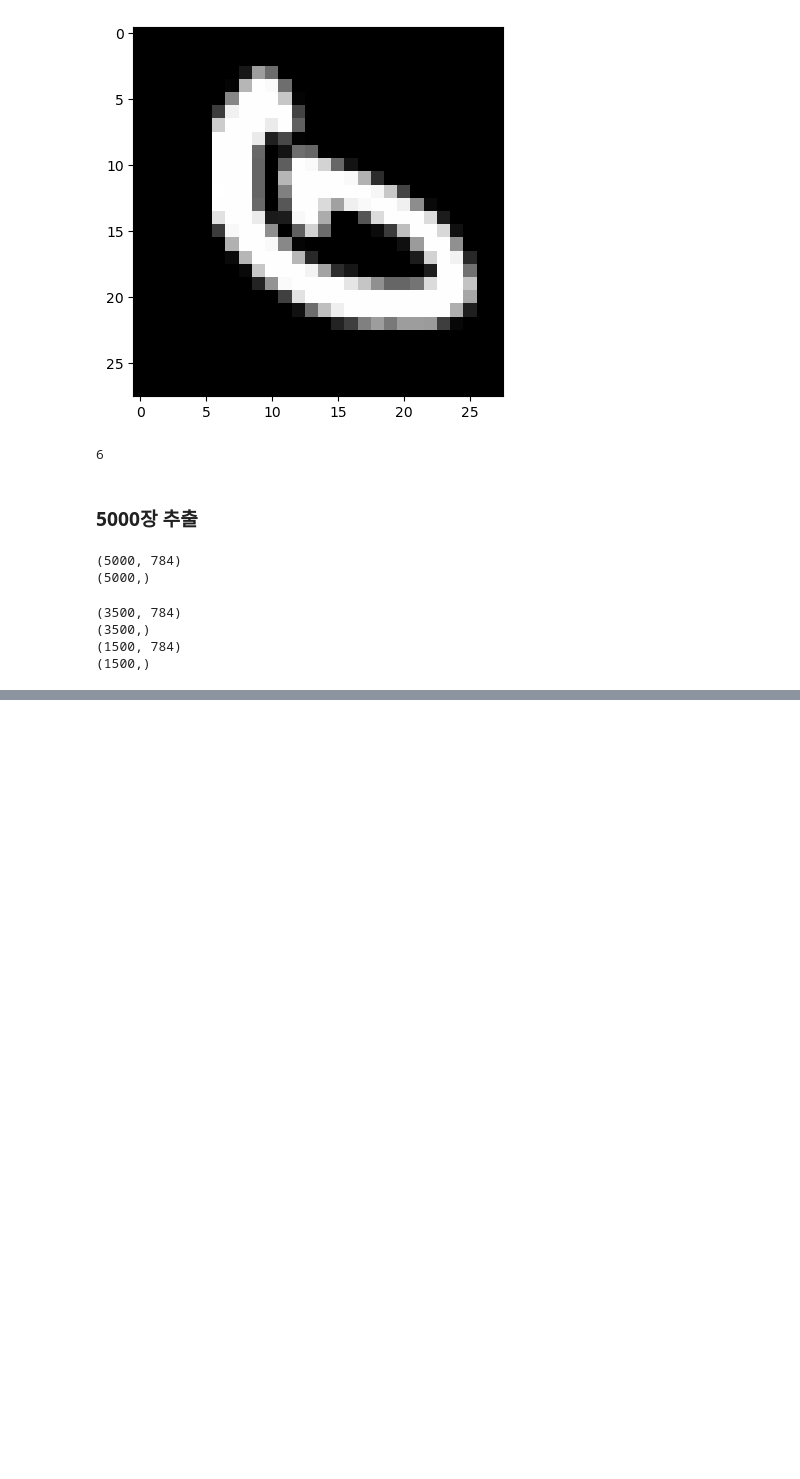
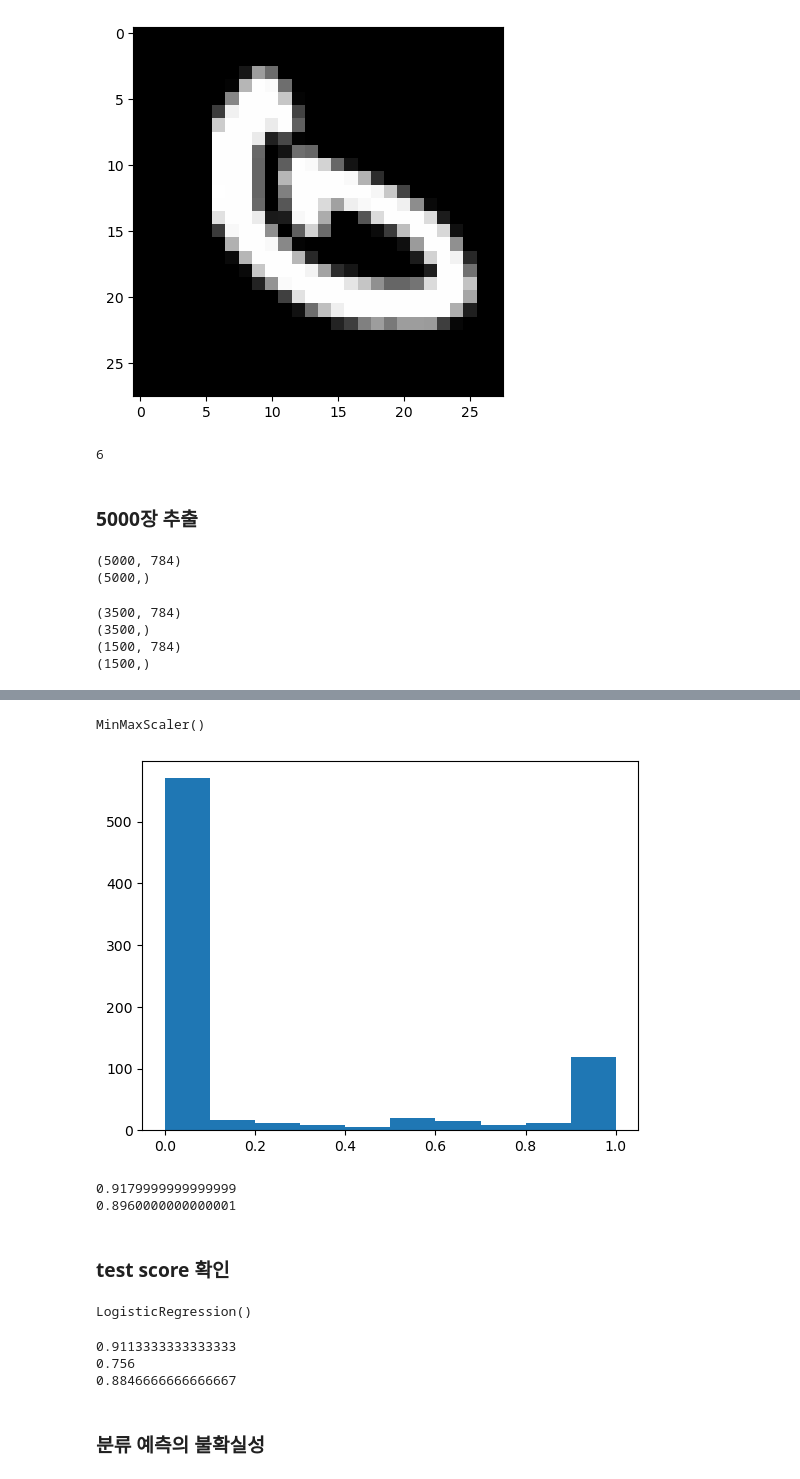
Before and after one commit to min-hyock/MachineLearning, a Jupyter notebook: ex08_손글씨 데이터를 이용한 logistic 분류 실습.ipynb, the cells around one changed output, grey strips where cells are left out. Drawn from its saved outputs; the diff is of its cells as text; code cells hidden in the pictures; blank space fills up the shorter version.

```diff
--- a/ex08_손글씨 데이터를 이용한 logistic 분류 실습.ipynb
+++ b/ex08_손글씨 데이터를 이용한 logistic 분류 실습.ipynb
@@ -90,0 +129,10 @@ print(y_test.shape)
+# %%
+min_max = MinMaxScaler()
+# %%
+min_max.fit(X_train)
+# %% [output]
+MinMaxScaler()
+# %%
+# 데이터 변환 -> 스케일링 적용
+X_train_scale = min_max.transform(X_train)
+X_test_scale = min_max.transform(X_test)
@@ -90,0 +141,5 @@ print(y_test.shape)
+# %%
+plt.hist(X_train_scale[0])
+plt.show()
+# %% [output]
+[figure, added]
@@ -90,0 +149,25 @@ print(y_test.shape)
+# %%
+print(knn_model2.mean())
+print(logi_model2.mean())
+# %% [output]
+0.9179999999999999
+0.8960000000000001
+# %% [markdown]
+### test score 확인
+# %%
+# 모델 학습 진행
+knn_model.fit(X_train_scale, y_train)
+tree_model.fit(X_train, y_train)
+logi_model.fit(X_train_scale, y_train)
+# %% [output]
+LogisticRegression()
+# %%
+print(knn_model.score(X_test_scale, y_test))
+print(tree_model.score(X_test, y_test))
+print(logi_model.score(X_test_scale, y_test))
+# %% [output]
+0.9113333333333333
+0.756
+0.8846666666666667
+# %% [markdown]
+### 분류 예측의 불확실성
```
Also changed, not shown: parts of 12 cells of this notebook.
